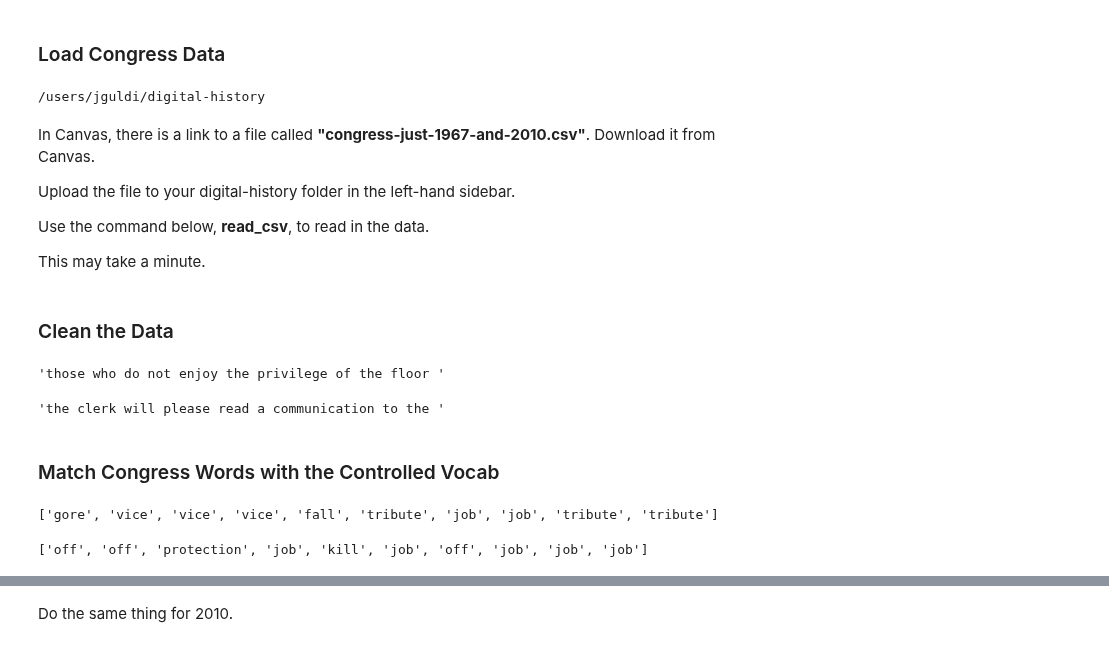
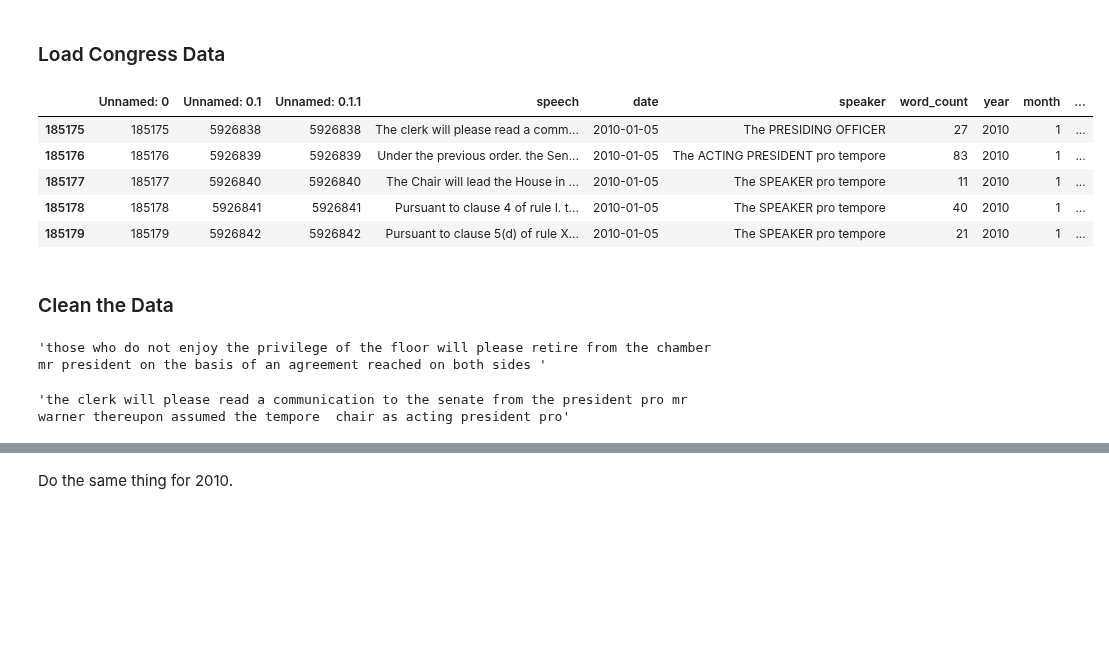
Before and after one commit to stephbuon/digital-history, a Jupyter notebook: hist3368-week4-wordnet-controlled-vocab/hist3368-week4-using-wordnet-to-study-congress.ipynb, the cells around one changed output, grey strips where cells are left out. Cells and saved outputs as stored; diff of their text form; code cells hidden in the pictures; blank space fills up the shorter version.

```diff
--- a/hist3368-week4-wordnet-controlled-vocab/hist3368-week4-using-wordnet-to-study-congress.ipynb
+++ b/hist3368-week4-wordnet-controlled-vocab/hist3368-week4-using-wordnet-to-study-congress.ipynb
@@ -132,15 +132,3 @@ plt.show() # display the figure below
 # %% [markdown]
 ### Load Congress Data
-# %%
-cd ~/digital-history
-# %% [output]
-/users/jguldi/digital-history
-# %% [markdown]
-In Canvas, there is a link to a file called  **"congress-just-1967-and-2010.csv"**.  Download it from Canvas.
-
-Upload the file to your digital-history folder in the left-hand sidebar.
-
-Use the command below, **read_csv**, to read in the data.
-
-This may take a minute.
 # %%
@@ -148,6 +136,15 @@ congress = pd.read_csv("congress-just-1967-and-2010.csv")
 # %%
 congress1 = congress[congress['year'] == 1967]
 congress2 = congress[congress['year'] == 2010]
+# %%
+congress2.head()
+# %% [output]
+|  | Unnamed: 0 | Unnamed: 0.1 | Unnamed: 0.1.1 | speech | date | speaker | word_count | year | month | ... |
+| 185175 | 185175 | 5926838 | 5926838 | The clerk will please read a comm... | 2010-01-05 | The PRESIDING OFFICER | 27 | 2010 | 1 | ... |
+| 185176 | 185176 | 5926839 | 5926839 | Under the previous order. the Sen... | 2010-01-05 | The ACTING PRESIDENT pro tempore | 83 | 2010 | 1 | ... |
+| 185177 | 185177 | 5926840 | 5926840 | The Chair will lead the House in ... | 2010-01-05 | The SPEAKER pro tempore | 11 | 2010 | 1 | ... |
+| 185178 | 185178 | 5926841 | 5926841 | Pursuant to clause 4 of rule I. t... | 2010-01-05 | The SPEAKER pro tempore | 40 | 2010 | 1 | ... |
+| 185179 | 185179 | 5926842 | 5926842 | Pursuant to clause 5(d) of rule X... | 2010-01-05 | The SPEAKER pro tempore | 21 | 2010 | 1 | ... |
 # %% [markdown]
 ### Clean the Data
 # %%
@@ -159,9 +156,9 @@ for speech in congress1['speech']:
     speech = speech.lower()
     congressspeeches1.append(speech)
 congressspeeches1 = ' '.join(congressspeeches1)
-congressspeeches1[:50]
+congressspeeches1[:150]
 # %% [output]
-'those who do not enjoy the privilege of the floor '
+'those who do not enjoy the privilege of the floor will please retire from the chamber mr president on the basis of an agreement reached on both sides '
 # %%
 # clean up speeches from 2010
 congressspeeches2 = []
@@ -171,32 +168,6 @@ for speech in congress2['speech']:
     speech = speech.lower() # lower case 'em '
     congressspeeches2.append(speech) # save the speeches for later
 congressspeeches2 = ' '.join(congressspeeches2)
-congressspeeches2[:50]
+congressspeeches2[:150]
 # %% [output]
-'the clerk will please read a communication to the '
+'the clerk will please read a communication to the senate from the president pro mr warner thereupon assumed the tempore  chair as acting president pro'
-# %% [markdown]
-### Match Congress Words with the Controlled Vocab
-# %%
-# match lemmatized words from 1967
-matchedwords1 = []
-congresswords1 = congressspeeches1.split() # split into words
-for word in congresswords1:
-    word = wn.morphy(word) # lemmatize 'em'
-    if word is not None:
-        if word in vocab: # see if the word is in the vocabulary
-            matchedwords1.append(word)
-print(matchedwords1[:10])
-# %% [output]
-['gore', 'vice', 'vice', 'vice', 'fall', 'tribute', 'job', 'job', 'tribute', 'tribute']
-# %%
-# match lemmatized words from 2010
-matchedwords2 = []
-congresswords2 = congressspeeches2.split() # split into words
-for word in congresswords2:
-    word = wn.morphy(word) # lemmatize 'em'
-    if word is not None:
-        if word in vocab: # see if the word is in the vocabulary
-            matchedwords2.append(word)
-print(matchedwords2[:10])
-# %% [output]
-['off', 'off', 'protection', 'job', 'kill', 'job', 'off', 'job', 'job', 'job']
```
Also changed, not shown: parts of 19 cells of this notebook.
